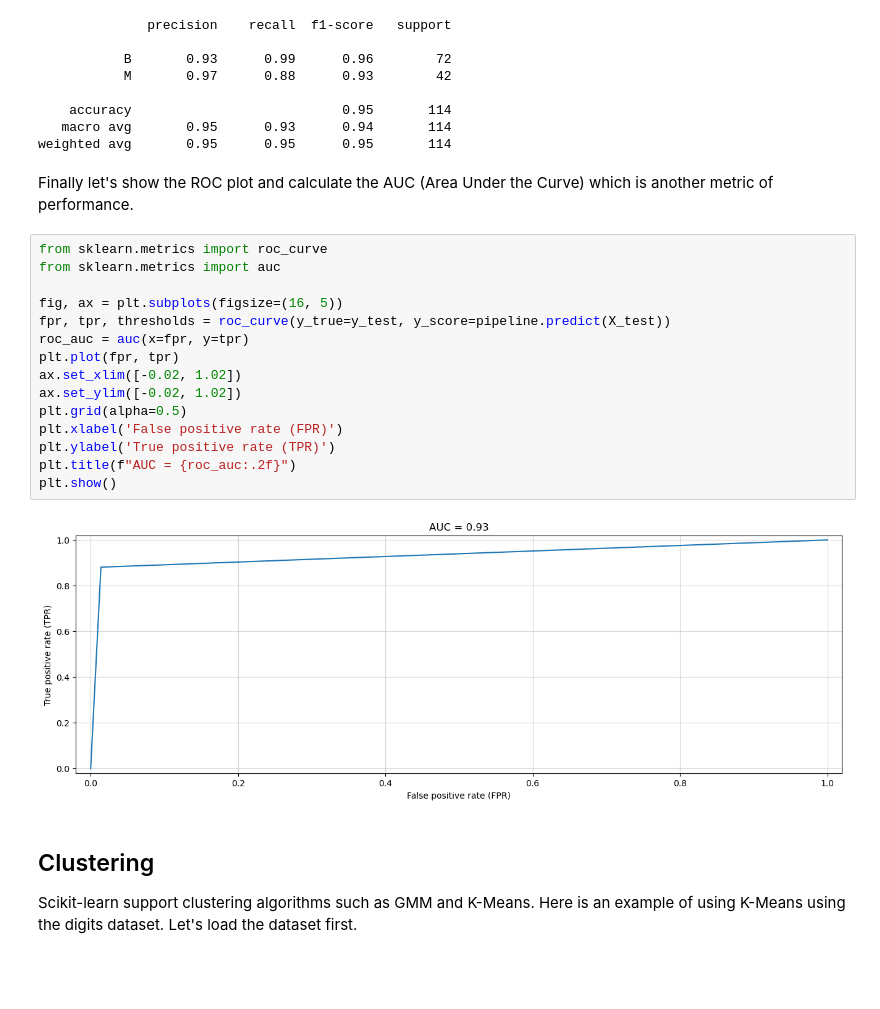
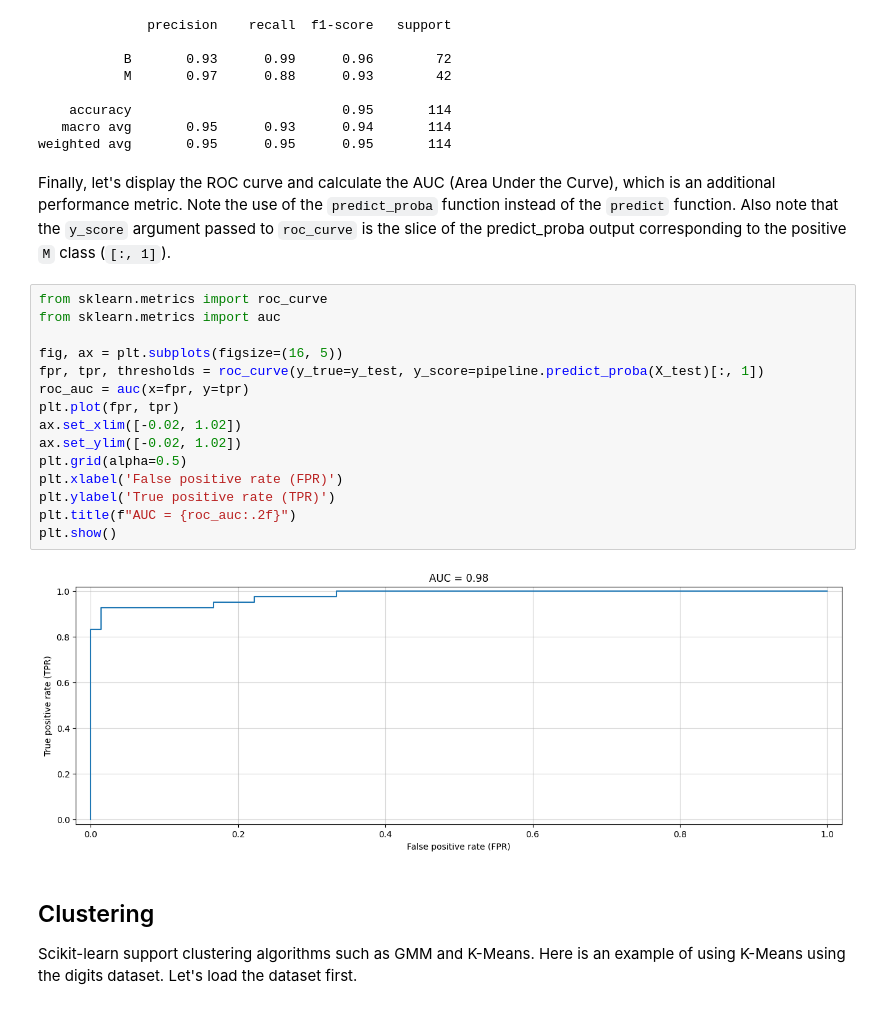
Before and after one commit to tylerearl09/dl_handouts, a Jupyter notebook: 00.4-REVIEW-introduction_to_sklearn.ipynb, the cells around one changed output. Cells and saved outputs as stored; diff of their text form; blank space fills up the shorter version.

```diff
--- a/00.4-REVIEW-introduction_to_sklearn.ipynb
+++ b/00.4-REVIEW-introduction_to_sklearn.ipynb
@@ -621,24 +622,24 @@ print(classification_report(y_test, pipeline.predict(X_test), target_names=encod
    macro avg       0.95      0.93      0.94       114
 weighted avg       0.95      0.95      0.95       114
 # %% [markdown]
-Finally let's show the ROC plot and calculate the AUC (Area Under the Curve) which is another metric of performance.
+Finally, let's display the ROC curve and calculate the AUC (Area Under the Curve), which is an additional performance metric. Note the use of the `predict_proba` function instead of the `predict` function. Also note that the `y_score` argument passed to `roc_curve` is the slice of the predict_proba output corresponding to the positive `M` class (`[:, 1]`).
 # %%
 from sklearn.metrics import roc_curve
 from sklearn.metrics import auc
 
 fig, ax = plt.subplots(figsize=(16, 5))
-fpr, tpr, thresholds = roc_curve(y_true=y_test, y_score=pipeline.predict(X_test))
+fpr, tpr, thresholds = roc_curve(y_true=y_test, y_score=pipeline.predict_proba(X_test)[:, 1])
 roc_auc = auc(x=fpr, y=tpr)
 plt.plot(fpr, tpr)
 ax.set_xlim([-0.02, 1.02])
 ax.set_ylim([-0.02, 1.02])
 plt.grid(alpha=0.5)
 plt.xlabel('False positive rate (FPR)')
 plt.ylabel('True positive rate (TPR)')
 plt.title(f"AUC = {roc_auc:.2f}")
 plt.show()
 # %% [output]
-[figure, old version]
+[figure, new version]
 # %% [markdown]
 ## Clustering
 
```
Also changed, not shown: parts of 31 cells of this notebook.
